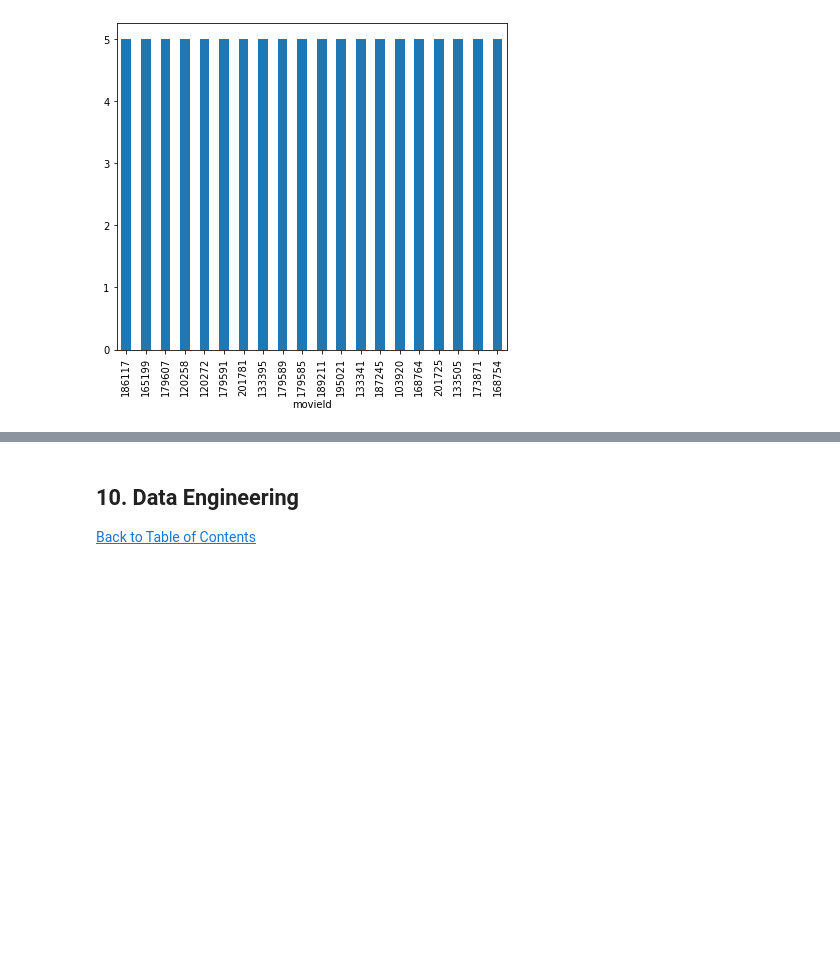
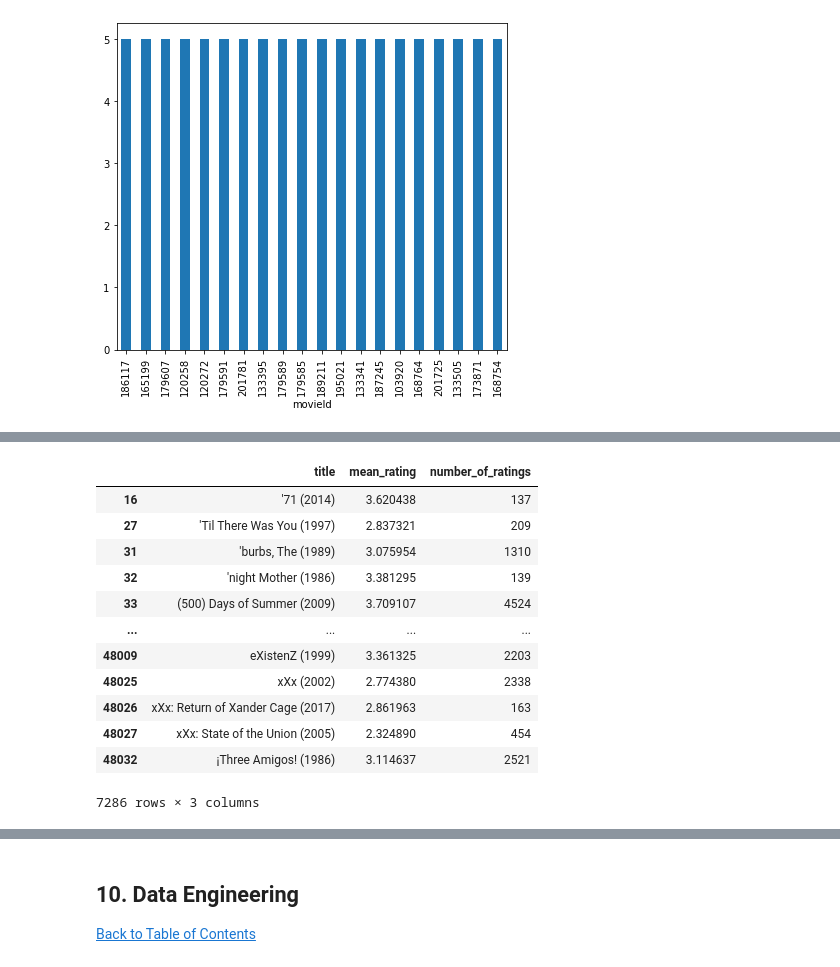
Before and after one commit to macchime/ES4_Unsupervised, a Jupyter notebook: TES4.ipynb, the cells around one changed output, grey strips where cells are left out. Drawn from its saved outputs; the diff is of its cells as text; code cells hidden in the pictures; blank space fills up the shorter version.

```diff
--- a/TES4.ipynb
+++ b/TES4.ipynb
@@ -482,0 +501,21 @@ low_rated_movies.head(20).plot(kind='bar', figsize=(7,5));
+# %%
+agg_ratings = train_main.groupby('title').agg(mean_rating = ('rating', 'mean'),
+                                      number_of_ratings = ('rating', 'count')).reset_index('title')
+# %%
+agg_ratings_5000 = agg_ratings[agg_ratings['number_of_ratings']>100]
+# %%
+agg_ratings_5000
+# %% [output]
+|  | title | mean_rating | number_of_ratings |
+| 16 | '71 (2014) | 3.620438 | 137 |
+| 27 | 'Til There Was You (1997) | 2.837321 | 209 |
+| 31 | 'burbs, The (1989) | 3.075954 | 1310 |
+| 32 | 'night Mother (1986) | 3.381295 | 139 |
+| 33 | (500) Days of Summer (2009) | 3.709107 | 4524 |
+| ... | ... | ... | ... |
+| 48009 | eXistenZ (1999) | 3.361325 | 2203 |
+| 48025 | xXx (2002) | 2.774380 | 2338 |
+| 48026 | xXx: Return of Xander Cage (2017) | 2.861963 | 163 |
+| 48027 | xXx: State of the Union (2005) | 2.324890 | 454 |
+| 48032 | ¡Three Amigos! (1986) | 3.114637 | 2521 |
+7286 rows × 3 columns
```
Also changed, not shown: parts of 12 cells of this notebook.
